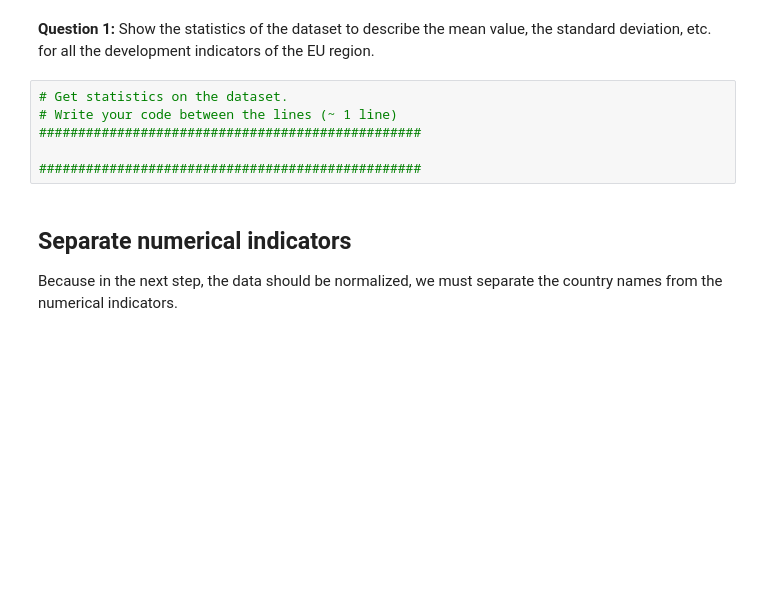
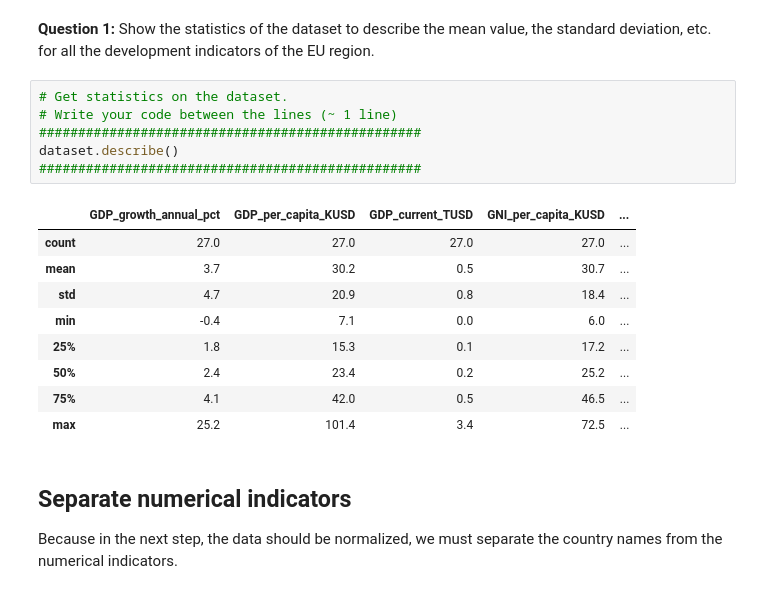
Before and after one commit to CarlArthur/ML_BTH, a Jupyter notebook: Project3_Unsupervised_Learning.ipynb, the cells around one changed output. Drawn from its saved outputs; the diff is of its cells as text; blank space fills up the shorter version.

```diff
--- a/Project3_Unsupervised_Learning.ipynb
+++ b/Project3_Unsupervised_Learning.ipynb
@@ -61,9 +81,19 @@ Show the statistics of the dataset to describe the mean value, the standard devi
 # %%
 # Get statistics on the dataset.
 # Write your code between the lines (~ 1 line)
 #################################################
-
+dataset.describe()
 #################################################
+# %% [output]
+|  | GDP_growth_annual_pct | GDP_per_capita_KUSD | GDP_current_TUSD | GNI_per_capita_KUSD | ... |
+| count | 27.0 | 27.0 | 27.0 | 27.0 | ... |
+| mean | 3.7 | 30.2 | 0.5 | 30.7 | ... |
+| std | 4.7 | 20.9 | 0.8 | 18.4 | ... |
+| min | -0.4 | 7.1 | 0.0 | 6.0 | ... |
+| 25% | 1.8 | 15.3 | 0.1 | 17.2 | ... |
+| 50% | 2.4 | 23.4 | 0.2 | 25.2 | ... |
+| 75% | 4.1 | 42.0 | 0.5 | 46.5 | ... |
+| max | 25.2 | 101.4 | 3.4 | 72.5 | ... |
 # %% [markdown]
 ## Separate numerical indicators
 Because in the next step, the data should be normalized, we must separate the country names from the numerical indicators.
```
Also changed, not shown: parts of 7 cells of this notebook.
